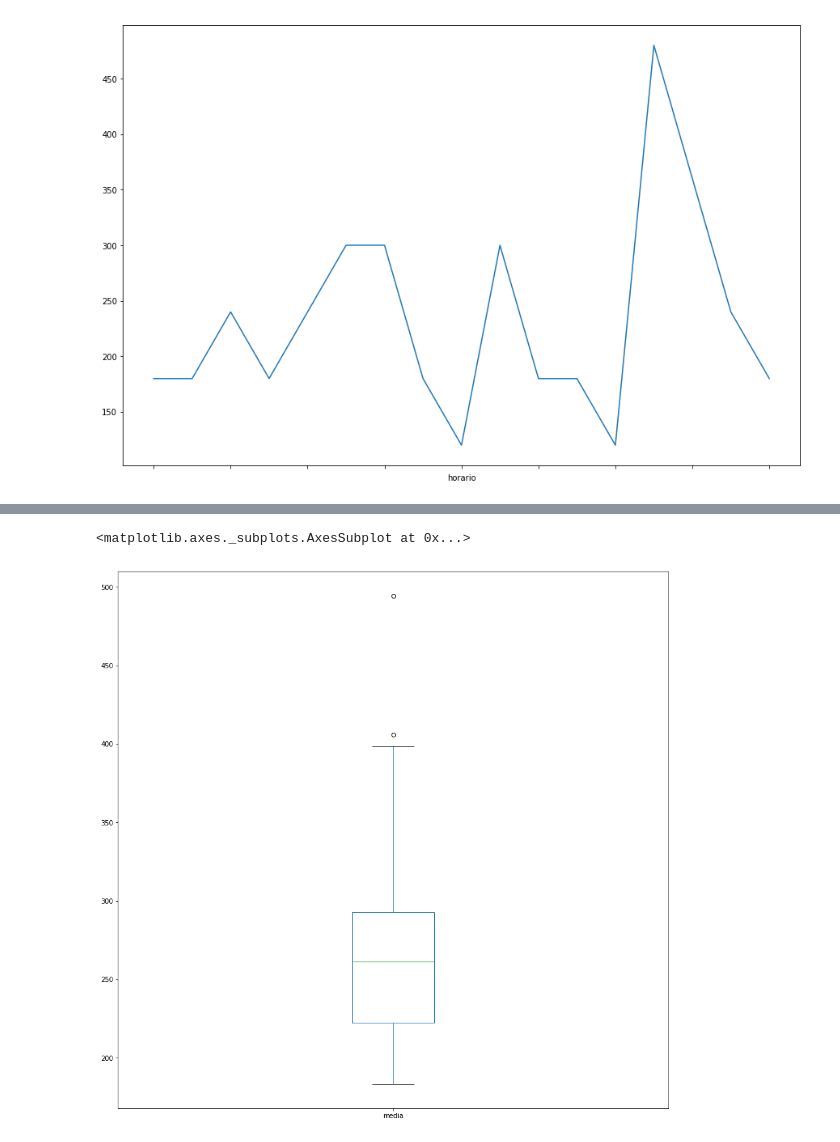
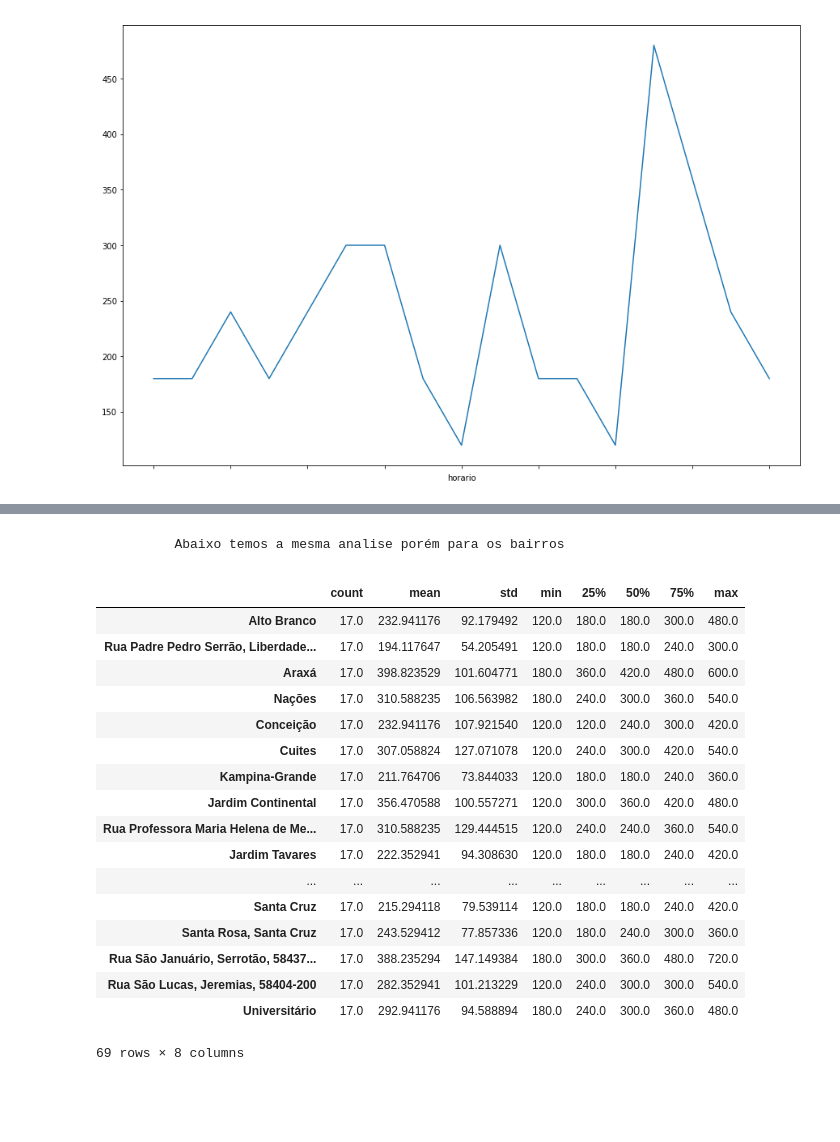
Before and after one commit to henry-ns/uber-in-cg, a Jupyter notebook: src/UberCG.ipynb, the cells around one changed output, grey strips where cells are left out. Drawn from its saved outputs; the diff is of its cells as text; code cells hidden in the pictures; blank space fills up the shorter version.

```diff
--- a/src/UberCG.ipynb
+++ b/src/UberCG.ipynb
@@ -110,5 +118,26 @@ Jeremias                                            328.235294
-# %%
-df_mean.transpose().plot.box(legend=False, figsize=(15,15))
-# %% [output]
-<matplotlib.axes._subplots.AxesSubplot at 0x...>
-[figure, removed]
+# %% [markdown]
+            Abaixo temos a mesma analise porém para os bairros
+# %%
+dd = []
+for i in range(df.shape[1]):
+    dd.append(df.transpose().iloc[i].describe())
+pd.DataFrame(dd)
+# %% [output]
+|  | count | mean | std | min | 25% | 50% | 75% | max |
+| Alto Branco | 17.0 | 232.941176 | 92.179492 | 120.0 | 180.0 | 180.0 | 300.0 | 480.0 |
+| Rua Padre Pedro Serrão, Liberdade... | 17.0 | 194.117647 | 54.205491 | 120.0 | 180.0 | 180.0 | 240.0 | 300.0 |
+| Araxá | 17.0 | 398.823529 | 101.604771 | 180.0 | 360.0 | 420.0 | 480.0 | 600.0 |
+| Nações | 17.0 | 310.588235 | 106.563982 | 180.0 | 240.0 | 300.0 | 360.0 | 540.0 |
+| Conceição | 17.0 | 232.941176 | 107.921540 | 120.0 | 120.0 | 240.0 | 300.0 | 420.0 |
+| Cuites | 17.0 | 307.058824 | 127.071078 | 120.0 | 240.0 | 300.0 | 420.0 | 540.0 |
+| Kampina-Grande | 17.0 | 211.764706 | 73.844033 | 120.0 | 180.0 | 180.0 | 240.0 | 360.0 |
+| Jardim Continental | 17.0 | 356.470588 | 100.557271 | 120.0 | 300.0 | 360.0 | 420.0 | 480.0 |
+| Rua Professora Maria Helena de Me... | 17.0 | 310.588235 | 129.444515 | 120.0 | 240.0 | 240.0 | 360.0 | 540.0 |
+| Jardim Tavares | 17.0 | 222.352941 | 94.308630 | 120.0 | 180.0 | 180.0 | 240.0 | 420.0 |
+| ... | ... | ... | ... | ... | ... | ... | ... | ... |
+| Santa Cruz | 17.0 | 215.294118 | 79.539114 | 120.0 | 180.0 | 180.0 | 240.0 | 420.0 |
+| Santa Rosa, Santa Cruz | 17.0 | 243.529412 | 77.857336 | 120.0 | 180.0 | 240.0 | 300.0 | 360.0 |
+| Rua São Januário, Serrotão, 58437... | 17.0 | 388.235294 | 147.149384 | 180.0 | 300.0 | 360.0 | 480.0 | 720.0 |
+| Rua São Lucas, Jeremias, 58404-200 | 17.0 | 282.352941 | 101.213229 | 120.0 | 240.0 | 300.0 | 300.0 | 540.0 |
+| Universitário | 17.0 | 292.941176 | 94.588894 | 180.0 | 240.0 | 300.0 | 360.0 | 480.0 |
+69 rows × 8 columns
```
Also changed, not shown: parts of 18 cells of this notebook.
